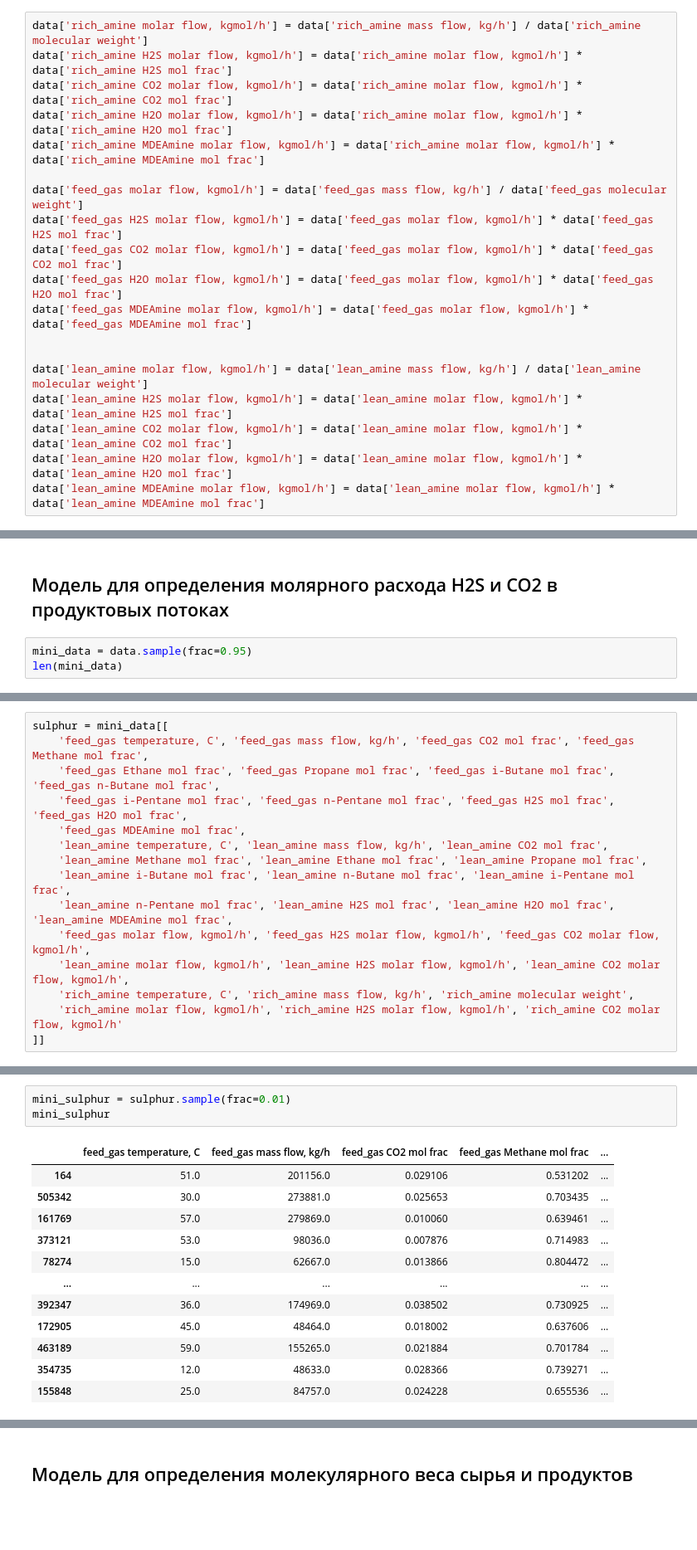
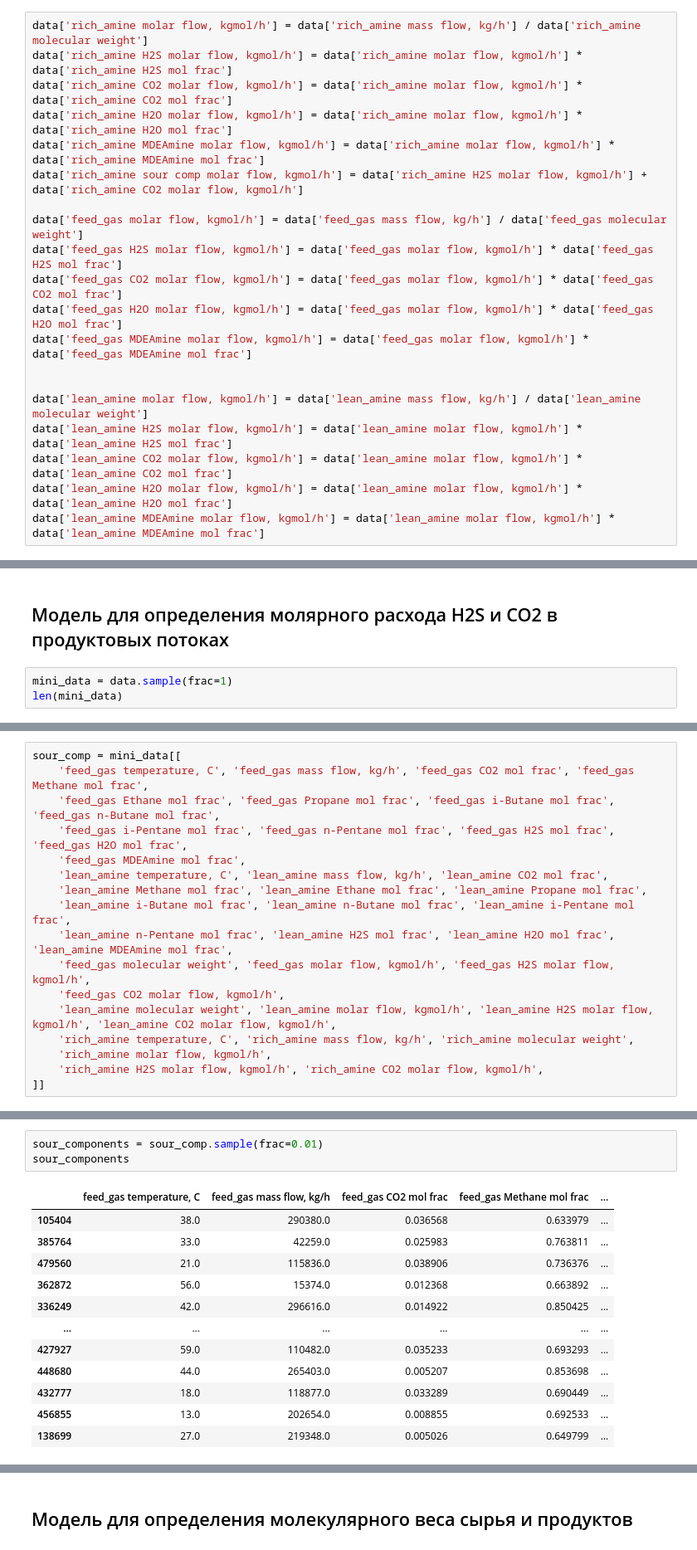
Before and after one commit to Rus-tam/AI_models, a Jupyter notebook: amine_treatment_05_12_2023.ipynb, the cells around one changed output, grey strips where cells are left out. Shown at 83% size. Saved outputs shown, nothing was run; the diff lists cells and outputs as text; blank space fills up the shorter version.

Commit message:
rich amine sour components molar flow

```diff
--- a/amine_treatment_05_12_2023.ipynb
+++ b/amine_treatment_05_12_2023.ipynb
@@ -54,6 +59,7 @@ data['rich_amine H2S molar flow, kgmol/h'] = data['rich_amine molar flow, kgmol/
 data['rich_amine CO2 molar flow, kgmol/h'] = data['rich_amine molar flow, kgmol/h'] * data['rich_amine CO2 mol frac']
 data['rich_amine H2O molar flow, kgmol/h'] = data['rich_amine molar flow, kgmol/h'] * data['rich_amine H2O mol frac']
 data['rich_amine MDEAmine molar flow, kgmol/h'] = data['rich_amine molar flow, kgmol/h'] * data['rich_amine MDEAmine mol frac']
+data['rich_amine sour comp molar flow, kgmol/h'] = data['rich_amine H2S molar flow, kgmol/h'] + data['rich_amine CO2 molar flow, kgmol/h']
 
 data['feed_gas molar flow, kgmol/h'] = data['feed_gas mass flow, kg/h'] / data['feed_gas molecular weight']
 data['feed_gas H2S molar flow, kgmol/h'] = data['feed_gas molar flow, kgmol/h'] * data['feed_gas H2S mol frac']
@@ -352,6 +358,6 @@ rich_amine_mass_flow_data.to_csv('rich_amine_mass_flow_data.csv')
 # %% [markdown]
 ## Модель для определения молярного расхода H2S и CO2 в продуктовых потоках
 # %%
-mini_data = data.sample(frac=0.95)
+mini_data = data.sample(frac=1)
 len(mini_data)
 # %% [output]
@@ -359,5 +365,5 @@ len(mini_data)
 # %%
-sulphur = mini_data[[
+sour_comp = mini_data[[
     'feed_gas temperature, C', 'feed_gas mass flow, kg/h', 'feed_gas CO2 mol frac', 'feed_gas Methane mol frac',
     'feed_gas Ethane mol frac', 'feed_gas Propane mol frac', 'feed_gas i-Butane mol frac', 'feed_gas n-Butane mol frac',
     'feed_gas i-Pentane mol frac', 'feed_gas n-Pentane mol frac', 'feed_gas H2S mol frac', 'feed_gas H2O mol frac',
@@ -366,9 +372,11 @@ sulphur = mini_data[[
     'lean_amine Methane mol frac', 'lean_amine Ethane mol frac', 'lean_amine Propane mol frac',
     'lean_amine i-Butane mol frac', 'lean_amine n-Butane mol frac', 'lean_amine i-Pentane mol frac',
     'lean_amine n-Pentane mol frac', 'lean_amine H2S mol frac', 'lean_amine H2O mol frac', 'lean_amine MDEAmine mol frac',
-    'feed_gas molar flow, kgmol/h', 'feed_gas H2S molar flow, kgmol/h', 'feed_gas CO2 molar flow, kgmol/h',
-    'lean_amine molar flow, kgmol/h', 'lean_amine H2S molar flow, kgmol/h', 'lean_amine CO2 molar flow, kgmol/h',
+    'feed_gas molecular weight', 'feed_gas molar flow, kgmol/h', 'feed_gas H2S molar flow, kgmol/h',
+    'feed_gas CO2 molar flow, kgmol/h',
+    'lean_amine molecular weight', 'lean_amine molar flow, kgmol/h', 'lean_amine H2S molar flow, kgmol/h', 'lean_amine CO2 molar flow, kgmol/h',
     'rich_amine temperature, C', 'rich_amine mass flow, kg/h', 'rich_amine molecular weight',
-    'rich_amine molar flow, kgmol/h', 'rich_amine H2S molar flow, kgmol/h', 'rich_amine CO2 molar flow, kgmol/h'
+    'rich_amine molar flow, kgmol/h',
+    'rich_amine H2S molar flow, kgmol/h', 'rich_amine CO2 molar flow, kgmol/h',
 ]]
 # %%
@@ -489,16 +500,16 @@ prod_sour_comp_molar_flow_model.save('./models/amine_treatment/amine_treatment_p
 # %%
-mini_sulphur = sulphur.sample(frac=0.01)
-mini_sulphur
+sour_components = sour_comp.sample(frac=0.01)
+sour_components
 # %% [output]
 |  | feed_gas temperature, C | feed_gas mass flow, kg/h | feed_gas CO2 mol frac | feed_gas Methane mol frac | ... |
-| 164 | 51.0 | 201156.0 | 0.029106 | 0.531202 | ... |
-| 505342 | 30.0 | 273881.0 | 0.025653 | 0.703435 | ... |
-| 161769 | 57.0 | 279869.0 | 0.010060 | 0.639461 | ... |
-| 373121 | 53.0 | 98036.0 | 0.007876 | 0.714983 | ... |
-| 78274 | 15.0 | 62667.0 | 0.013866 | 0.804472 | ... |
+| 105404 | 38.0 | 290380.0 | 0.036568 | 0.633979 | ... |
+| 385764 | 33.0 | 42259.0 | 0.025983 | 0.763811 | ... |
+| 479560 | 21.0 | 115836.0 | 0.038906 | 0.736376 | ... |
+| 362872 | 56.0 | 15374.0 | 0.012368 | 0.663892 | ... |
+| 336249 | 42.0 | 296616.0 | 0.014922 | 0.850425 | ... |
 | ... | ... | ... | ... | ... | ... |
-| 392347 | 36.0 | 174969.0 | 0.038502 | 0.730925 | ... |
-| 172905 | 45.0 | 48464.0 | 0.018002 | 0.637606 | ... |
-| 463189 | 59.0 | 155265.0 | 0.021884 | 0.701784 | ... |
-| 354735 | 12.0 | 48633.0 | 0.028366 | 0.739271 | ... |
-| 155848 | 25.0 | 84757.0 | 0.024228 | 0.655536 | ... |
+| 427927 | 59.0 | 110482.0 | 0.035233 | 0.693293 | ... |
+| 448680 | 44.0 | 265403.0 | 0.005207 | 0.853698 | ... |
+| 432777 | 18.0 | 118877.0 | 0.033289 | 0.690449 | ... |
+| 456855 | 13.0 | 202654.0 | 0.008855 | 0.692533 | ... |
+| 138699 | 27.0 | 219348.0 | 0.005026 | 0.649799 | ... |
```
Also changed, not shown: parts of 12 cells of this notebook, 1 other file.
